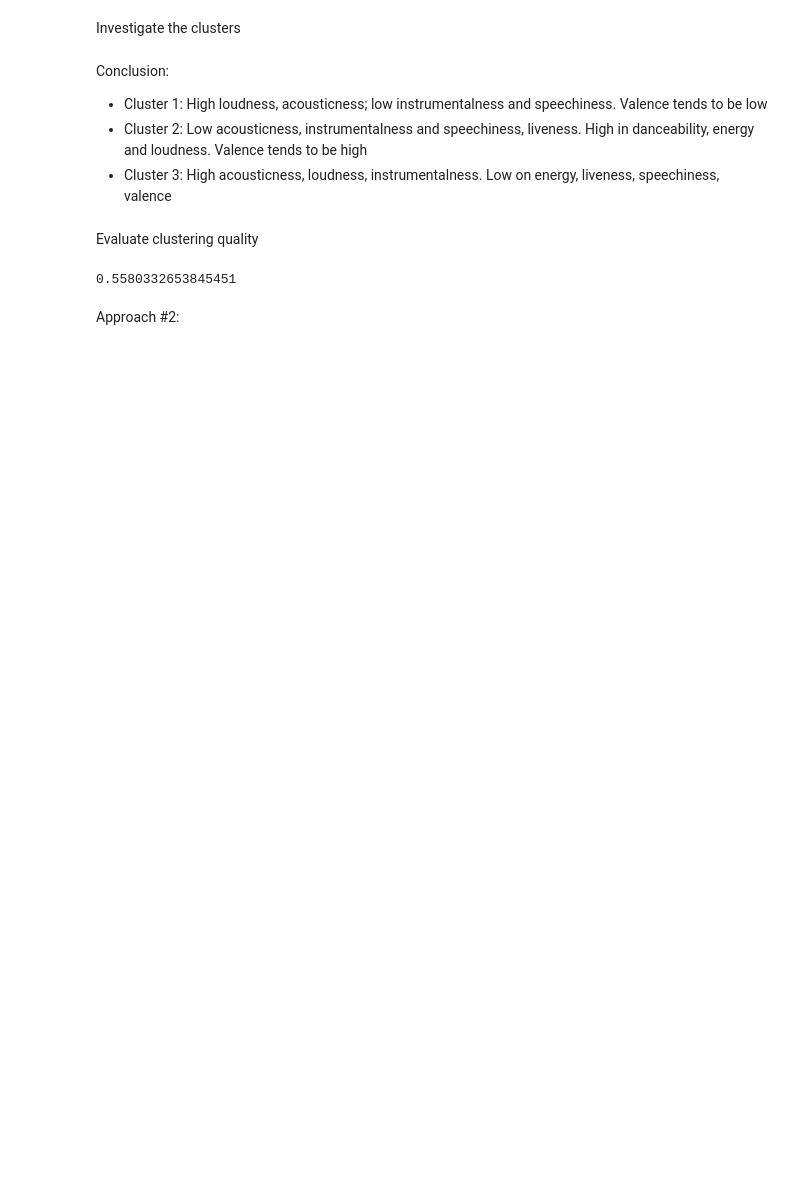
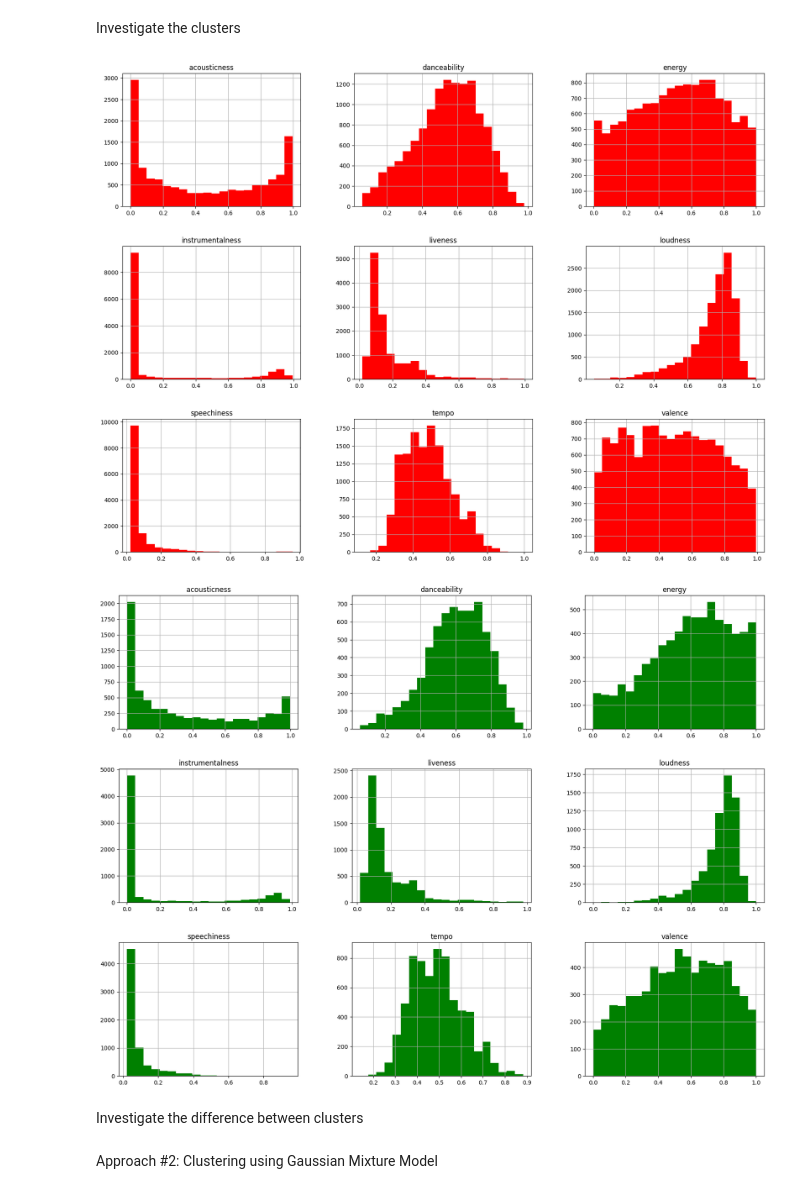
Before and after one commit to ninh-nd/spotify-rec, a Jupyter notebook: seed/data.ipynb, the cells around one changed output. Saved outputs shown, nothing was run; the diff lists cells and outputs as text; code cells hidden in the pictures; blank space fills up the shorter version.

```diff
--- a/seed/data.ipynb
+++ b/seed/data.ipynb
@@ -105,22 +95,12 @@ Investigate the clusters
 # %%
 cluster1 = no_out_df[no_out_df['cluster'] == 0]
 cluster2 = no_out_df[no_out_df['cluster'] == 1]
-cluster3 = no_out_df[no_out_df['cluster'] == 2]
 cluster1[features].hist(bins=20, figsize=(20, 15), color='red')
 plt.show()
 cluster2[features].hist(bins=20, figsize=(20, 15), color='green')
 plt.show()
-cluster3[features].hist(bins=20, figsize=(20, 15), color='blue')
-plt.show()
+# %% [output]
+[figure, added]
+[figure, added]
 # %% [markdown]
-Conclusion:
-- Cluster 1: High loudness, acousticness; low instrumentalness and speechiness. Valence tends to be low
-- Cluster 2: Low acousticness, instrumentalness and speechiness, liveness. High in danceability, energy and loudness. Valence tends to be high
-- Cluster 3: High acousticness, loudness, instrumentalness. Low on energy, liveness, speechiness, valence
+Investigate the difference between clusters
-# %% [markdown]
-Evaluate clustering quality
-# %%
-from sklearn import metrics
-metrics.silhouette_score(no_out_df, kmeans.labels_, metric='euclidean')
-# %% [output]
-0.5580332653845451
@@ -127,2 +109,2 @@ metrics.silhouette_score(no_out_df, kmeans.labels_, metric='euclidean')
 # %% [markdown]
-Approach #2:
+Approach #2: Clustering using Gaussian Mixture Model
```
Also changed, not shown: parts of 5 cells of this notebook.
